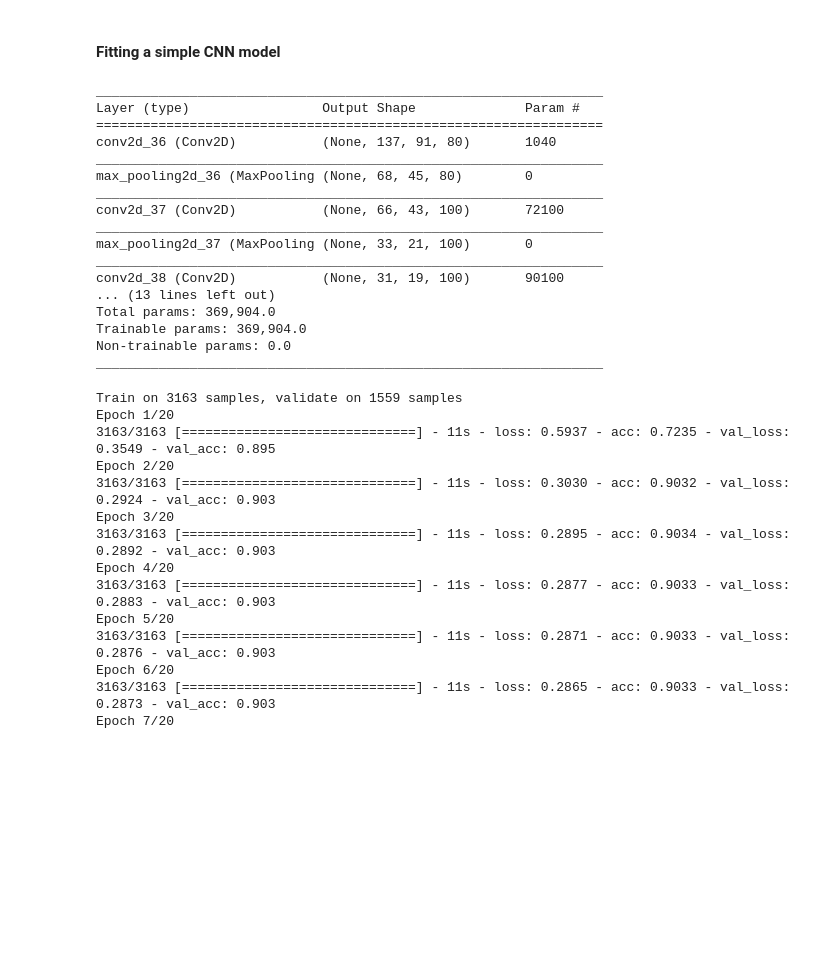
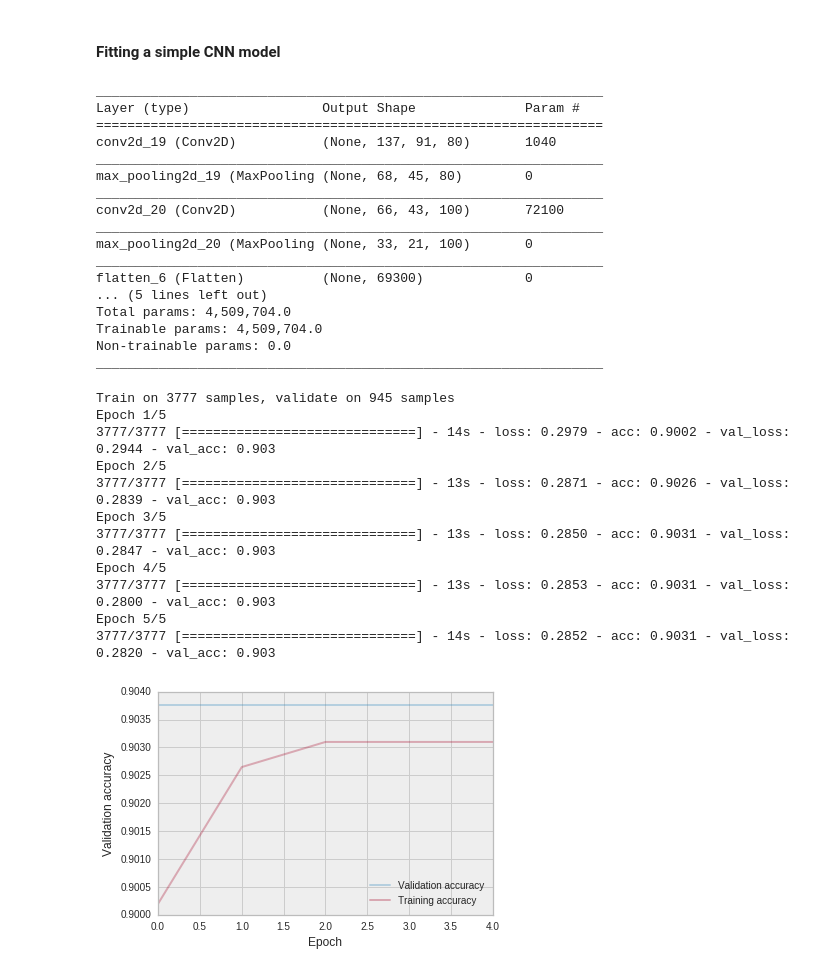
Before and after one commit to QuinnLee/cs109-project, a Jupyter notebook: notebooks/milestone_4/aa_ML4_CNN.ipynb, the cells around one changed output. Saved outputs shown, nothing was run; the diff lists cells and outputs as text; code cells hidden in the pictures; blank space fills up the shorter version.

```diff
--- a/notebooks/milestone_4/aa_ML4_CNN.ipynb
+++ b/notebooks/milestone_4/aa_ML4_CNN.ipynb
@@ -127,15 +127,15 @@ model.add(Conv2D(100, kernel_size=(3, 3), activation='relu'))
 # --- max pool ---
 model.add(MaxPooling2D(pool_size=(2, 2)))
 
-# --- next layer ---
-model.add(Conv2D(100, kernel_size=(3, 3), activation='relu'))
-# --- max pool ---
-model.add(MaxPooling2D(pool_size=(2, 2)))
+# # --- next layer ---
+# model.add(Conv2D(100, kernel_size=(3, 3), activation='relu'))
+# # --- max pool ---
+# model.add(MaxPooling2D(pool_size=(2, 2)))
 
-# # --- next layer ---
-model.add(Conv2D(100, kernel_size=(3, 3), activation='relu'))
-# # --- max pool ---
-model.add(MaxPooling2D(pool_size=(2, 2)))
+# # # --- next layer ---
+# model.add(Conv2D(100, kernel_size=(3, 3), activation='relu'))
+# # # --- max pool ---
+# model.add(MaxPooling2D(pool_size=(2, 2)))
 
 # flatten for fully connected classification layer
 model.add(Flatten())
@@ -150,53 +150,54 @@ model.summary()
 _________________________________________________________________
 Layer (type)                 Output Shape              Param #
 =================================================================
-conv2d_36 (Conv2D)           (None, 137, 91, 80)       1040
+conv2d_19 (Conv2D)           (None, 137, 91, 80)       1040
 _________________________________________________________________
-max_pooling2d_36 (MaxPooling (None, 68, 45, 80)        0
+max_pooling2d_19 (MaxPooling (None, 68, 45, 80)        0
 _________________________________________________________________
-conv2d_37 (Conv2D)           (None, 66, 43, 100)       72100
+conv2d_20 (Conv2D)           (None, 66, 43, 100)       72100
 _________________________________________________________________
-max_pooling2d_37 (MaxPooling (None, 33, 21, 100)       0
+max_pooling2d_20 (MaxPooling (None, 33, 21, 100)       0
 _________________________________________________________________
-conv2d_38 (Conv2D)           (None, 31, 19, 100)       90100
-... (13 lines left out)
-Total params: 369,904.0
-Trainable params: 369,904.0
+flatten_6 (Flatten)          (None, 69300)             0
+... (5 lines left out)
+Total params: 4,509,704.0
+Trainable params: 4,509,704.0
 Non-trainable params: 0.0
 _________________________________________________________________
 # %%
-sgd = SGD(lr=0.001, momentum=0.9)
+sgd = SGD(lr=0.1, momentum=0.9)
 model.compile(loss='binary_crossentropy',
               optimizer=sgd,
               metrics=['accuracy'])
 # %%
-batch_size = 24
+batch_size = 12
 early_stopping_monitor = EarlyStopping(patience = 3)
 
 history = model.fit(X, Y,
-                    validation_split = 0.33,
+                    validation_split = 0.2,
                     batch_size=batch_size,
-                    epochs = 20,
+                    epochs = 5,
                     callbacks = [early_stopping_monitor],
                     verbose=1)
 # %% [output]
-Train on 3163 samples, validate on 1559 samples
-Epoch 1/20
-3163/3163 [==============================] - 11s - loss: 0.5937 - acc: 0.7235 - val_loss: 0.3549 - val_acc: 0.895
-Epoch 2/20
-3163/3163 [==============================] - 11s - loss: 0.3030 - acc: 0.9032 - val_loss: 0.2924 - val_acc: 0.903
-Epoch 3/20
-3163/3163 [==============================] - 11s - loss: 0.2895 - acc: 0.9034 - val_loss: 0.2892 - val_acc: 0.903
-Epoch 4/20
-3163/3163 [==============================] - 11s - loss: 0.2877 - acc: 0.9033 - val_loss: 0.2883 - val_acc: 0.903
-Epoch 5/20
-3163/3163 [==============================] - 11s - loss: 0.2871 - acc: 0.9033 - val_loss: 0.2876 - val_acc: 0.903
-Epoch 6/20
-3163/3163 [==============================] - 11s - loss: 0.2865 - acc: 0.9033 - val_loss: 0.2873 - val_acc: 0.903
-Epoch 7/20
+Train on 3777 samples, validate on 945 samples
+Epoch 1/5
+3777/3777 [==============================] - 14s - loss: 0.2979 - acc: 0.9002 - val_loss: 0.2944 - val_acc: 0.903
+Epoch 2/5
+3777/3777 [==============================] - 13s - loss: 0.2871 - acc: 0.9026 - val_loss: 0.2839 - val_acc: 0.903
+Epoch 3/5
+3777/3777 [==============================] - 13s - loss: 0.2850 - acc: 0.9031 - val_loss: 0.2847 - val_acc: 0.903
+Epoch 4/5
+3777/3777 [==============================] - 13s - loss: 0.2853 - acc: 0.9031 - val_loss: 0.2800 - val_acc: 0.903
+Epoch 5/5
+3777/3777 [==============================] - 14s - loss: 0.2852 - acc: 0.9031 - val_loss: 0.2820 - val_acc: 0.903
 # %%
-plt.plot(history.history['val_acc'])
+plt.plot(history.history['val_acc'], alpha = 0.3, label = 'Validation accuracy')
+plt.plot(history.history['acc'], alpha =  0.3, label = 'Training accuracy')
 plt.xlabel("Epoch")
 plt.ylabel("Validation accuracy")
-plt.ylim([0,1])
+# plt.ylim([0,1])
+plt.legend(loc = 'best')
 plt.show()
+# %% [output]
+[figure, added]
```
